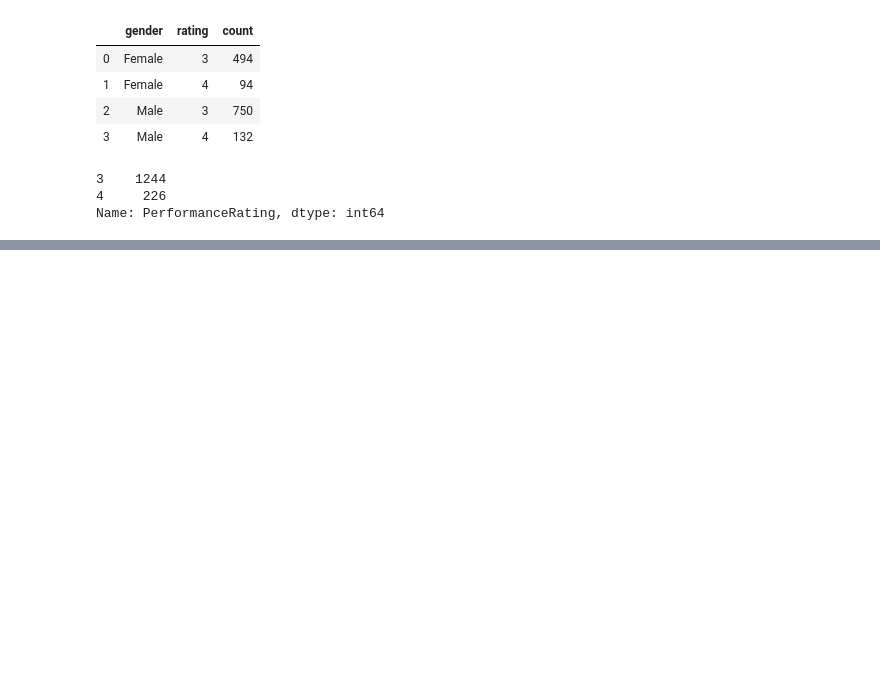
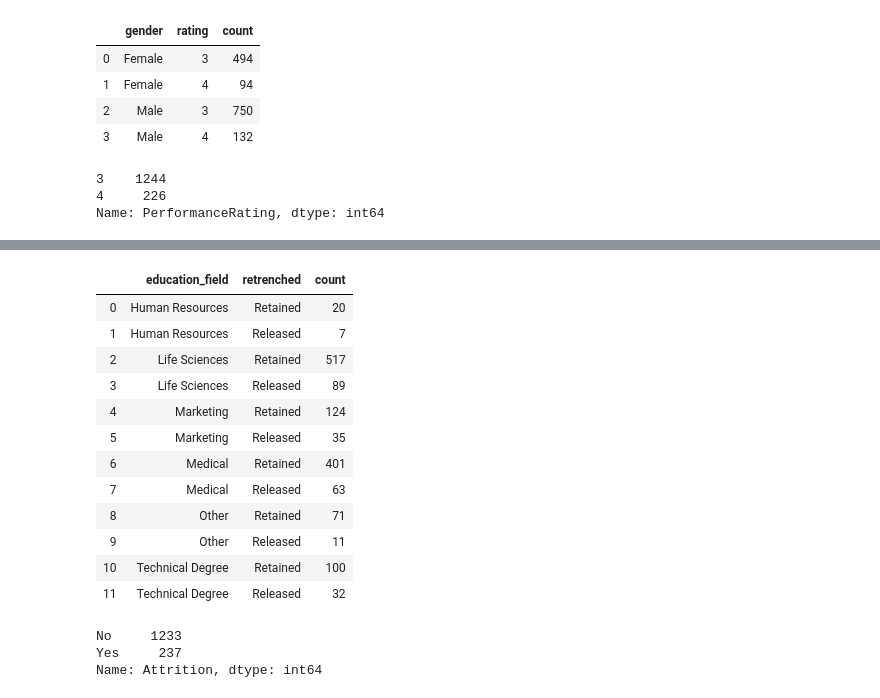
Before and after one commit to sarai-data-is-life/Project-1-Group-6, a Jupyter notebook: Data_Analysis_Uche.ipynb, the cells around one changed output, grey strips where cells are left out. Drawn from its saved outputs; the diff is of its cells as text; code cells hidden in the pictures; blank space fills up the shorter version.

```diff
--- a/Data_Analysis_Uche.ipynb
+++ b/Data_Analysis_Uche.ipynb
@@ -131,0 +253,25 @@ plt.show()
+# %%
+#Renaming the 'Yes' & 'No' terms:
+edu_field['retrenched'] = edu_field['retrenched'].replace({'No':'Retained', 'Yes': 'Released'})
+edu_field
+# %% [output]
+|  | education_field | retrenched | count |
+| 0 | Human Resources | Retained | 20 |
+| 1 | Human Resources | Released | 7 |
+| 2 | Life Sciences | Retained | 517 |
+| 3 | Life Sciences | Released | 89 |
+| 4 | Marketing | Retained | 124 |
+| 5 | Marketing | Released | 35 |
+| 6 | Medical | Retained | 401 |
+| 7 | Medical | Released | 63 |
+| 8 | Other | Retained | 71 |
+| 9 | Other | Released | 11 |
+| 10 | Technical Degree | Retained | 100 |
+| 11 | Technical Degree | Released | 32 |
+# %%
+# Confirming Attrition Tally within the DataSet
+raw_df.Attrition.value_counts()
+# %% [output]
+No     1233
+Yes     237
+Name: Attrition, dtype: int64
```
Also changed, not shown: parts of 29 cells of this notebook, 2 other files.
